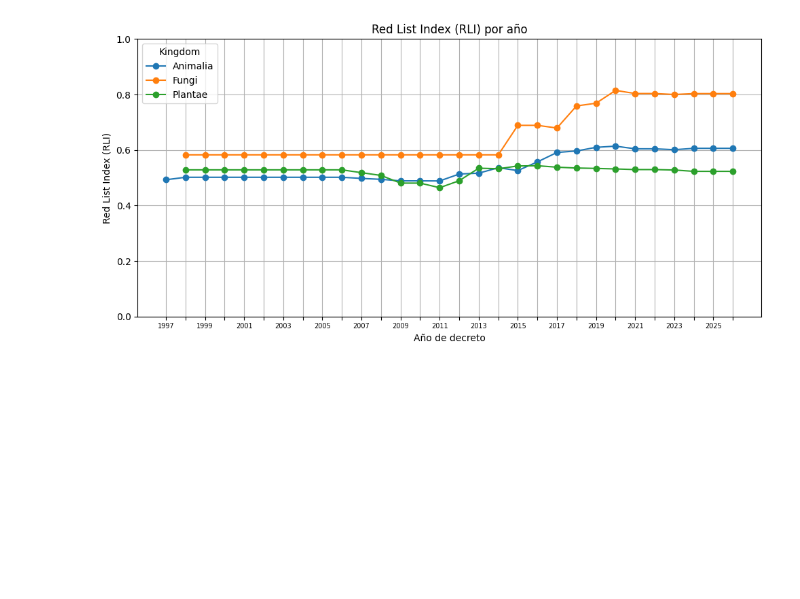
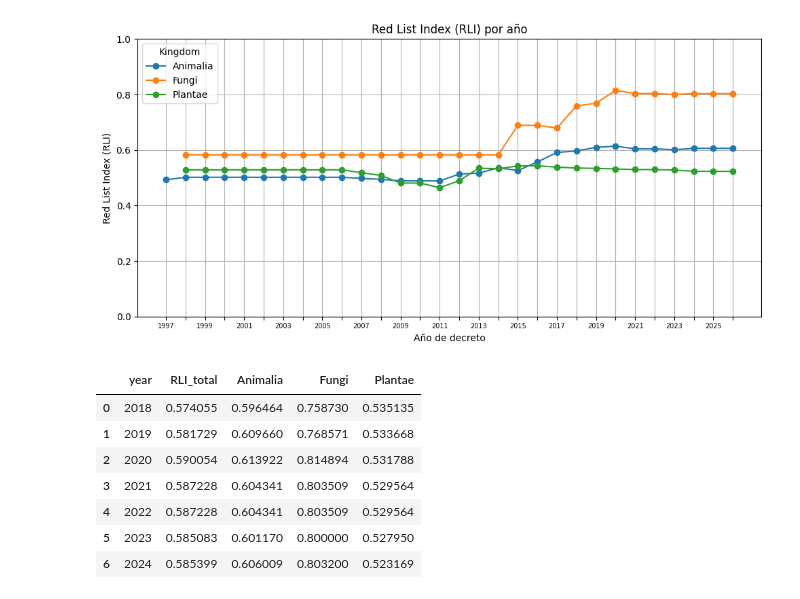
Before and after one commit to IEB-BIODATA/7NR-Indicators, a Jupyter notebook: indicadores/A_3_rli/a_3_rli.ipynb, the cells around one changed output. Drawn from its saved outputs; the diff is of its cells as text; code cells hidden in the pictures; blank space fills up the shorter version.

```diff
--- a/indicadores/A_3_rli/a_3_rli.ipynb
+++ b/indicadores/A_3_rli/a_3_rli.ipynb
@@ -501,3 +501,43 @@ plt.show()
 [figure]
 # %%
 df_cumulativo.to_excel("rli_base.xlsx", index=False)
+# %%
+import pandas as pd
+
+# 1. Filtrar años 2020–2026
+rli_total_2018_2024 = (
+    rli_clean
+    .query("year >= 2018 and year <= 2024")
+    [["year", "RLI"]]
+    .rename(columns={"RLI": "RLI_total"})
+)
+
+rli_kingdom_2018_2024 = (
+    rli_year_kingdom
+    .query("year >= 2018 and year <= 2024")
+)
+
+# 2. Pivotear para tener un reino por columna
+rli_kingdom_wide = (
+    rli_kingdom_2018_2024
+    .pivot(index="year", columns="kingdom", values="RLI")
+    .reset_index()
+)
+
+# 3. Unir total + reinos
+tabla_rli = (
+    rli_total_2018_2024
+    .merge(rli_kingdom_wide, on="year", how="left")
+    .sort_values("year")
+)
+
+tabla_rli
+# %% [output]
+|  | year | RLI_total | Animalia | Fungi | Plantae |
+| 0 | 2018 | 0.574055 | 0.596464 | 0.758730 | 0.535135 |
+| 1 | 2019 | 0.581729 | 0.609660 | 0.768571 | 0.533668 |
+| 2 | 2020 | 0.590054 | 0.613922 | 0.814894 | 0.531788 |
+| 3 | 2021 | 0.587228 | 0.604341 | 0.803509 | 0.529564 |
+| 4 | 2022 | 0.587228 | 0.604341 | 0.803509 | 0.529564 |
+| 5 | 2023 | 0.585083 | 0.601170 | 0.800000 | 0.527950 |
+| 6 | 2024 | 0.585399 | 0.606009 | 0.803200 | 0.523169 |
```
Also changed, not shown: parts of 1 cell of this notebook, 7 other files.
